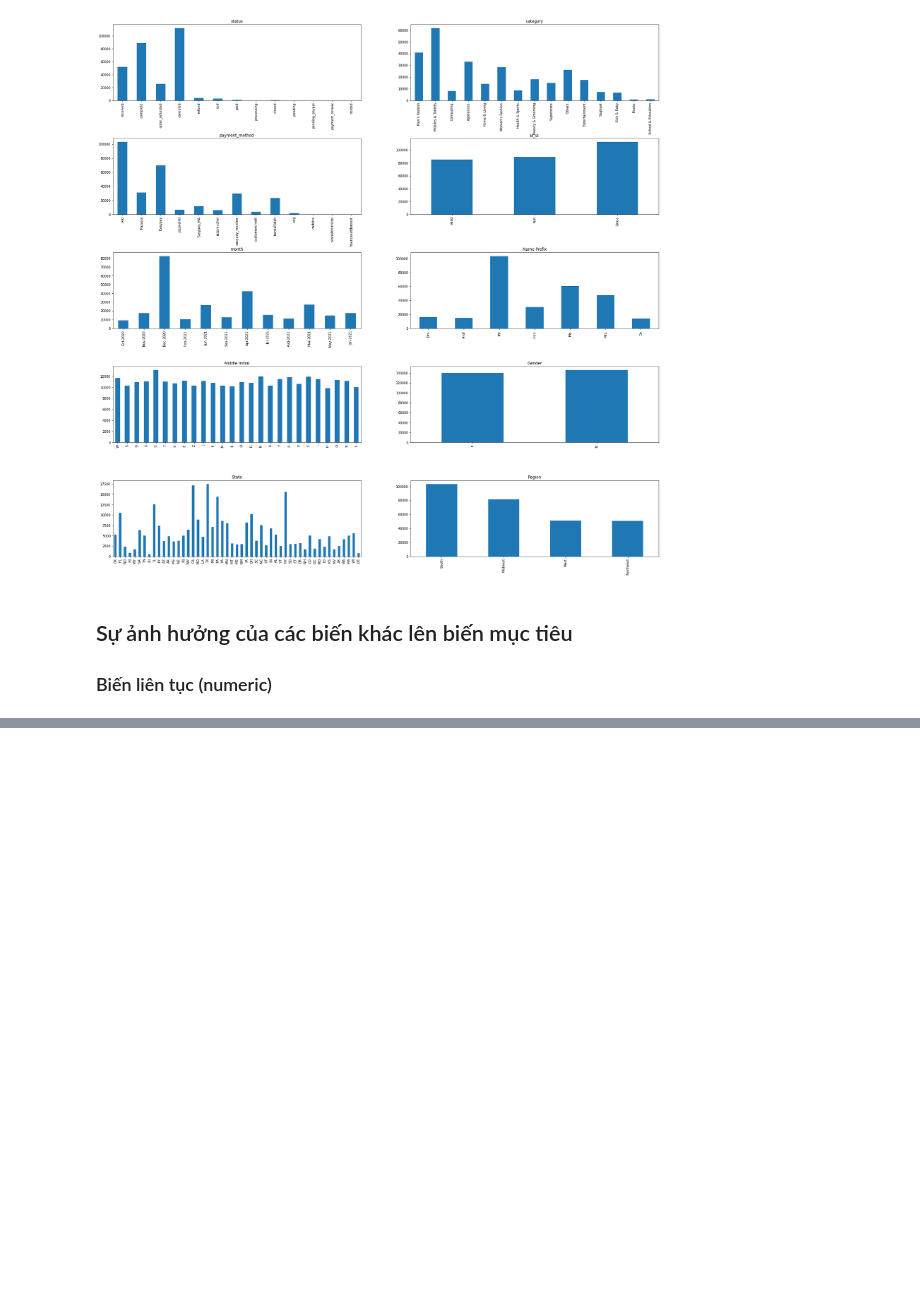
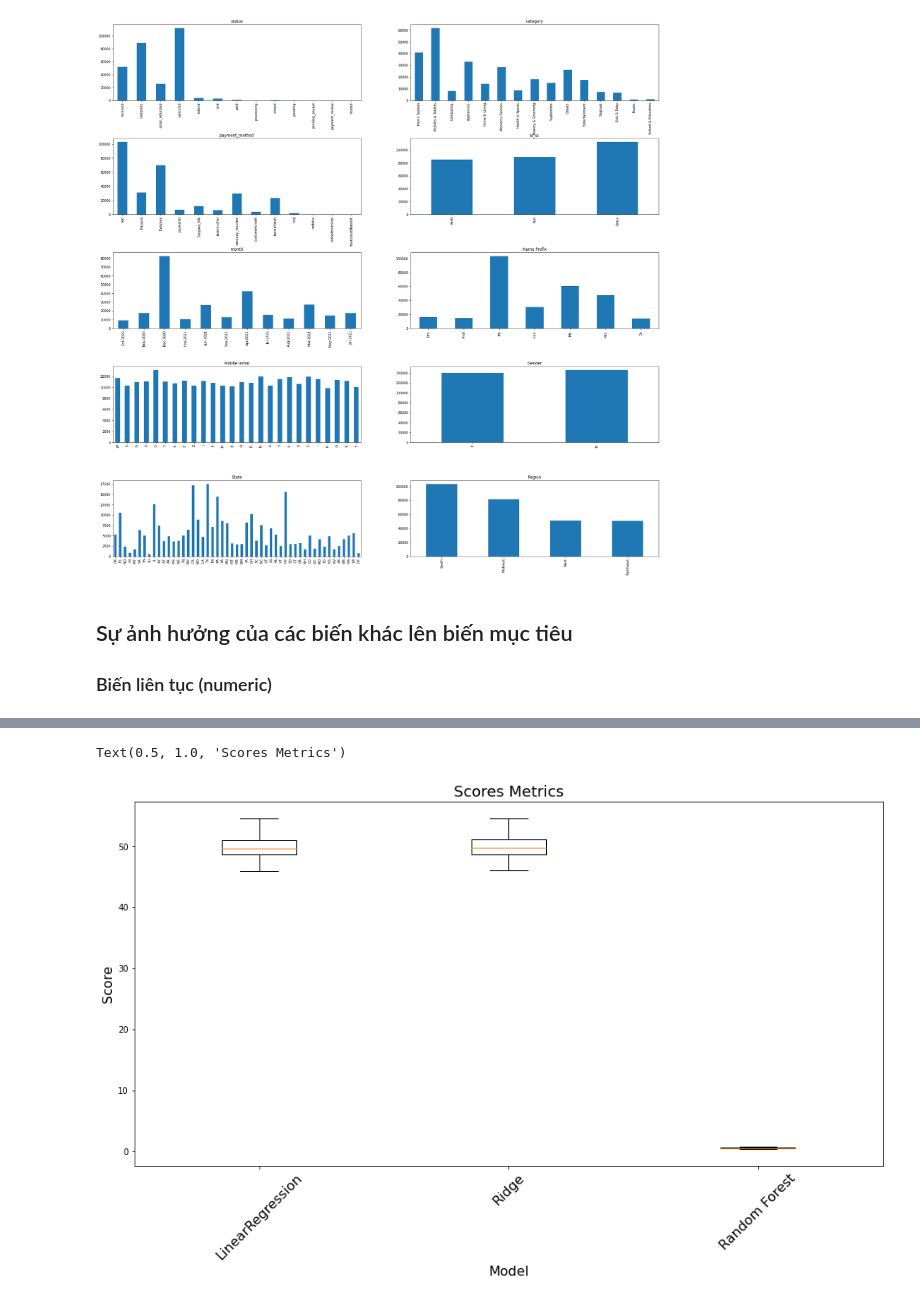
Before and after one commit to QuyAnh2005/Sale-Trending, a Jupyter notebook: Sale Trending.ipynb, the cells around one changed output, grey strips where cells are left out. Drawn from its saved outputs; the diff is of its cells as text; code cells hidden in the pictures; blank space fills up the shorter version.

```diff
--- a/Sale Trending.ipynb
+++ b/Sale Trending.ipynb
@@ -497,0 +471,16 @@ RandomForestRegressor: 0.6046000931635973
+# %%
+# Xác định KFold
+cv = RepeatedKFold(n_splits=10, n_repeats=3, random_state=42)
+metric = make_scorer(mean_squared_error)
+all_scores = []
+
+for model in models:
+    completed_pineline = Pipeline(
+        steps=[("preprocessor", preprocessor), ('regressor', model)]
+    )
+
+    scores = cross_val_score(completed_pineline, X, y, scoring=metric, cv=cv, n_jobs=-1)
+    all_scores.append(scores)
+
+    name = model.__class__.__name__
+    print(f'{name}: {scores}')
@@ -497,0 +503,14 @@ RandomForestRegressor: 0.6046000931635973
+# %%
+import matplotlib.pyplot as plt
+model_names = ['LinearRegression', 'Ridge', 'Random Forest']
+
+# Draw bboxplot
+plt.figure(figsize=(16, 8))
+plt.boxplot(all_scores)
+plt.xlabel('Model', fontsize=16)
+plt.ylabel('Score', fontsize=16)
+plt.xticks(np.arange(len(model_names))+1, model_names, rotation=45, fontsize=16)
+plt.title("Scores Metrics", fontsize=18)
+# %% [output]
+Text(0.5, 1.0, 'Scores Metrics')
+[figure, added]
```
Also changed, not shown: parts of 36 cells of this notebook.
